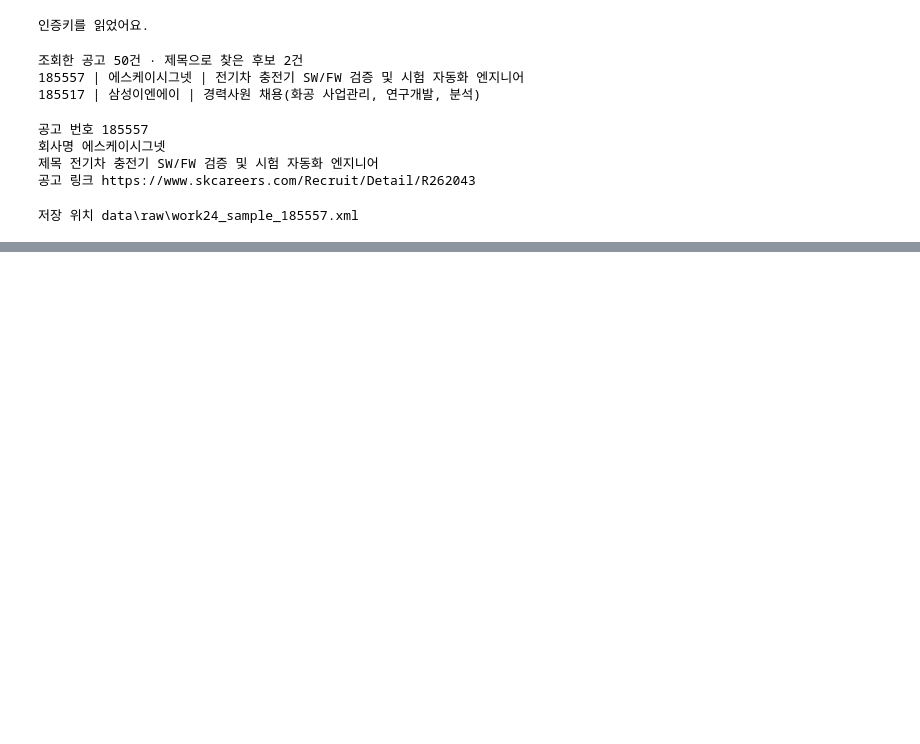
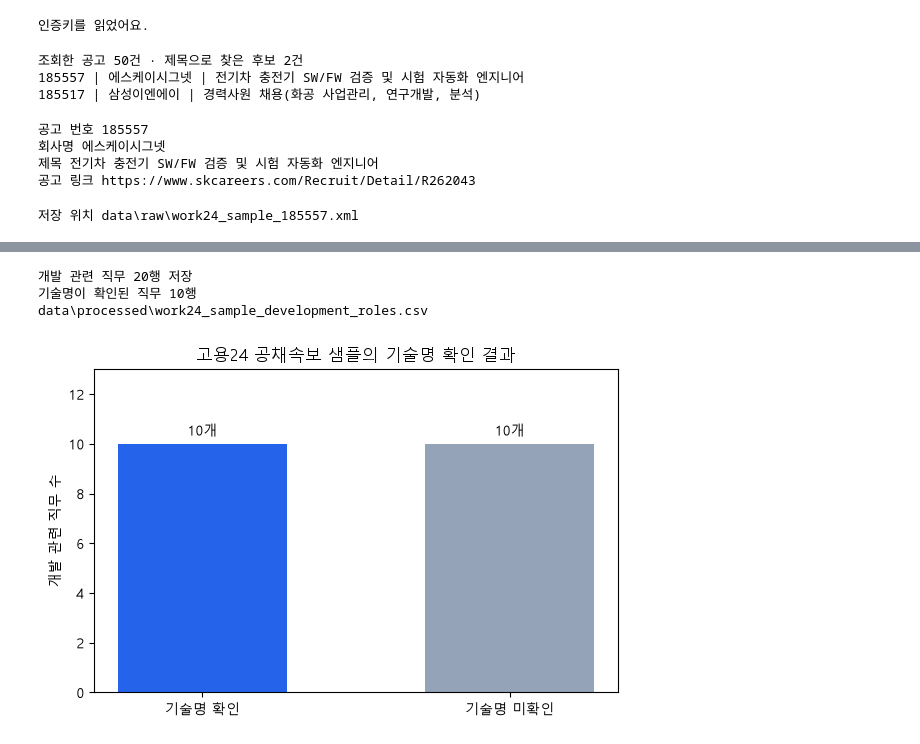
Before and after one commit to llunh/SkillBridge, a Jupyter notebook: notebooks/work24_sample.ipynb, the cells around one changed output, grey strips where cells are left out. Cells and saved outputs as stored; diff of their text form; code cells hidden in the pictures; blank space fills up the shorter version.

Commit message:
data: 고용24 공채속보 소량 수집 및 기술명 집계·시각화(#3)

```diff
--- a/notebooks/work24_sample.ipynb
+++ b/notebooks/work24_sample.ipynb
@@ -150,0 +419,76 @@ print("저장 위치", sample_path.relative_to(project_root))
+# %%
+development_roles = {}
+
+for row in sample_rows:
+    posting_id = row["공고번호"].strip()
+    role_name = row["모집직무"].strip()
+
+    if (posting_id, role_name) not in reviewed_roles:
+        continue
+
+    # 마지막 집계 셀과 같은 기준으로 중복을 합친다.
+    role_key = (
+        row["공고URL"].strip() or posting_id,
+        role_name,
+        " ".join(row["직무내용"].split()),
+    )
+
+    record = development_roles.setdefault(role_key, {
+        "공고번호": set(),
+        "회사명": row["회사명"],
+        "모집직무": role_name,
+        "경력조건": row["경력조건"],
+        "직무내용": row["직무내용"],
+        "자격요건": row["자격요건"],
+        "공고URL": row["공고URL"],
+    })
+    record["공고번호"].add(posting_id)
+
+export_rows = []
+
+for role_key, record in development_roles.items():
+    skills = sorted(unique_roles[role_key], key=str.casefold)
+    export_rows.append({
+        **record,
+        "공고번호": ", ".join(sorted(record["공고번호"])),
+        "기술명 확인 여부": "확인" if skills else "미확인",
+        "확인된 기술명": ", ".join(skills),
+    })
+
+output_path = (
+    project_root / "data" / "processed" / "work24_sample_development_roles.csv"
+)
+
+with output_path.open("w", encoding="utf-8-sig", newline="") as file:
+    writer = csv.DictWriter(file, fieldnames=list(export_rows[0]))
+    writer.writeheader()
+    writer.writerows(export_rows)
+
+print(f"개발 관련 직무 {len(export_rows)}행 저장")
+print(f"기술명이 확인된 직무 {sum(bool(row['확인된 기술명']) for row in export_rows)}행")
+print(output_path.relative_to(project_root))
+# %% [output]
+개발 관련 직무 20행 저장
+기술명이 확인된 직무 10행
+data\processed\work24_sample_development_roles.csv
+# %%
+import matplotlib.pyplot as plt
+
+# Windows에서 한글이 깨지지 않도록 글꼴을 설정한다.
+plt.rcParams["font.family"] = "Malgun Gothic"
+
+labels = ["기술명 확인", "기술명 미확인"]
+counts = [with_skills, role_count - with_skills]
+
+fig, ax = plt.subplots(figsize=(6, 4))
+bars = ax.bar(labels, counts, color=["#2563EB", "#94A3B8"], width=0.55)
+
+ax.bar_label(bars, labels=[f"{count}개" for count in counts], padding=4)
+ax.set_title("고용24 공채속보 샘플의 기술명 확인 결과")
+ax.set_ylabel("개발 관련 직무 수")
+ax.set_ylim(0, max(counts) + 3)
+
+fig.tight_layout()
+plt.show()
+# %% [output]
+[figure, added]
```
Also changed, not shown: parts of 6 cells of this notebook, 26 other files.
